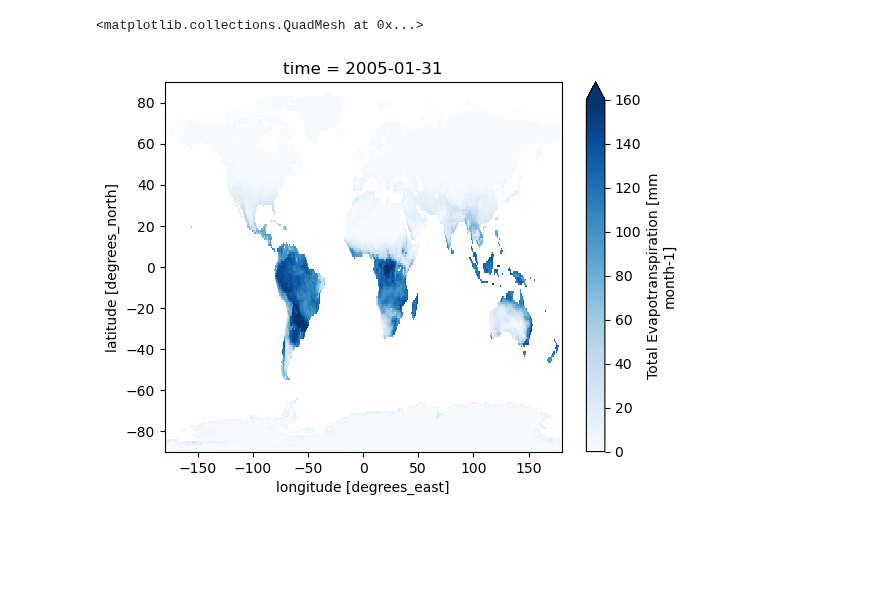
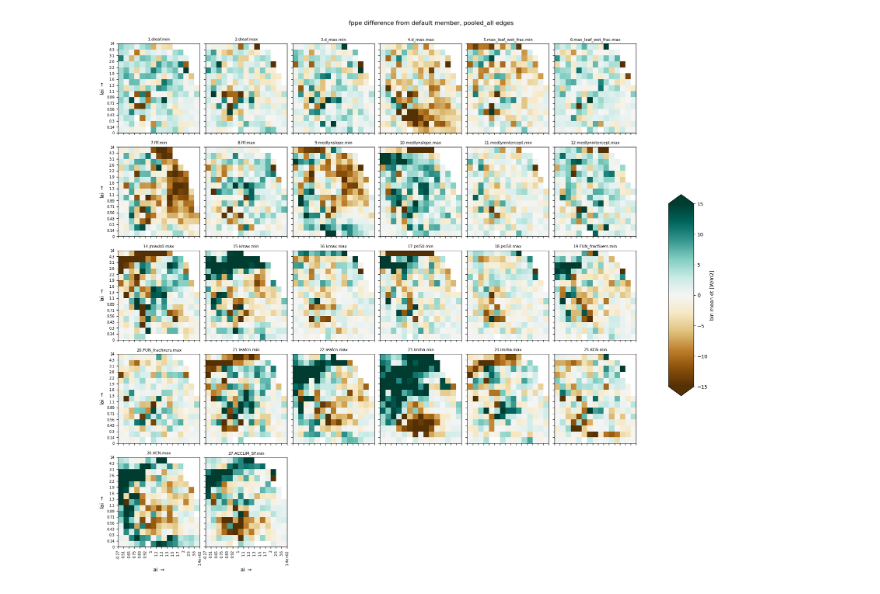
Before and after one commit to bbuchovecky/et_unc, a Jupyter notebook: notebooks/scratchpad.ipynb, the cells around one changed output. Saved outputs shown, nothing was run; the diff lists cells and outputs as text; code cells hidden in the pictures; blank space fills up the shorter version.

```diff
--- a/notebooks/scratchpad.ipynb
+++ b/notebooks/scratchpad.ipynb
@@ -61,5 +0,0 @@ pml_rg.isel(time=0).plot(vmin=0, vmax=160, extend="max", cmap="Blues")
-# %%
-sith_rg.isel(time=0).plot(vmin=0, vmax=160, extend="max", cmap="Blues")
-# %% [output]
-<matplotlib.collections.QuadMesh at 0x...>
-[figure, removed]
@@ -65,0 +12,8 @@ sith_rg.isel(time=0).plot(vmin=0, vmax=160, extend="max", cmap="Blues")
+# %%
+bs = xr.open_dataset("/glade/derecho/scratch/bbuchovecky/et_unc/proc/fppe/qbin/fppe.et.qbin_pooled_all.1deg.199501-201412.nc")
+# %%
+fppe_dmean = bs["et"].isel(member=slice(1, None)) - bs["et"].isel(member=0)
+# %%
+fig = plotting.plot_bin_means(fppe_dmean, "member", title="fppe difference from default member, pooled_all edges", fout=None, cmap="BrBG", vmin=-15, vmax=15)
+# %% [output]
+[figure, added]
```
Also changed, not shown: parts of 22 cells of this notebook, 9 other files.
